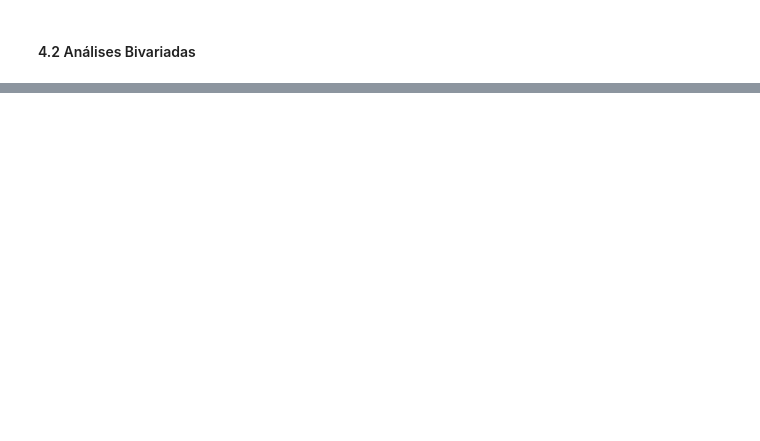
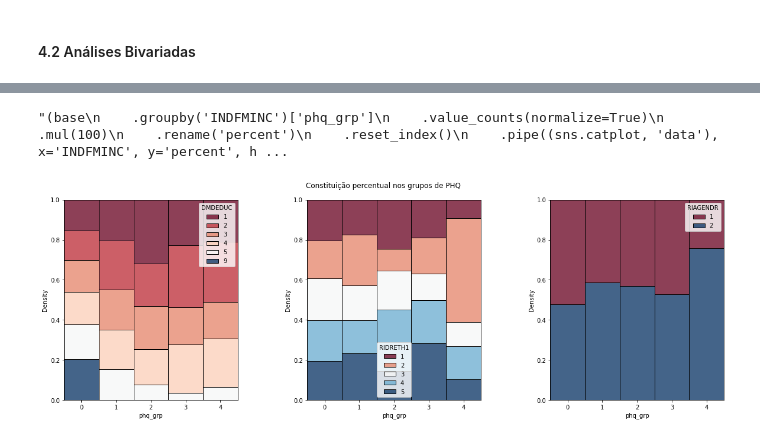
Before and after one commit to LissesCastro/Desafio-Inferencia, a Jupyter notebook: Desafio-Inferencia.ipynb, the cells around one changed output, grey strips where cells are left out. Drawn from its saved outputs; the diff is of its cells as text; code cells hidden in the pictures; blank space fills up the shorter version.

```diff
--- a/Desafio-Inferencia.ipynb
+++ b/Desafio-Inferencia.ipynb
@@ -285,0 +314,28 @@ Text(0.5, 0.98, 'Analises Univariadas das categorias relacionadas a saúde dos p
+# %%
+fig, axes = plt.subplots(1, 3, figsize=(20,6), facecolor='white')
+sns.histplot(x=base['phq_grp'], hue=base['DMDEDUC'], multiple='fill', stat='density',common_norm=False, palette='RdBu', ax=axes.flat[0])
+sns.histplot(x=base['phq_grp'], hue=base['RIDRETH1'], multiple='fill', stat='density',common_norm=False, palette='RdBu', ax=axes.flat[1])
+#sns.histplot(x=base['phq_grp'], hue=base['ADHERENCE'], multiple='fill', stat='density',common_norm=False, palette='RdBu', ax=axes.flat[2])
+sns.histplot(x=base['phq_grp'], hue=base['RIAGENDR'], multiple='fill', stat='density',common_norm=False, palette='RdBu', ax=axes.flat[2])
+
+
+
+#axes.flat[3].set_ylim(0,2)
+
+plt.suptitle('Constituição percentual nos grupos de PHQ')
+plt.subplots_adjust(top=0.91, wspace=0.4)
+
+
+'''(base
+    .groupby('INDFMINC')['phq_grp']
+    .value_counts(normalize=True)
+    .mul(100)
+    .rename('percent')
+    .reset_index()
+    .pipe((sns.catplot, 'data'), x='INDFMINC', y='percent', hue='phq_grp', kind='bar'))'''
+
+#sns.histplot(x='HEI2015_TOTAL_SCORE', data=base_normalizada, bins=30, alpha=0.1, kde=True)
+#axes.set_ylim(0,200)
+# %% [output]
+"(base\n    .groupby('INDFMINC')['phq_grp']\n    .value_counts(normalize=True)\n    .mul(100)\n    .rename('percent')\n    .reset_index()\n    .pipe((sns.catplot, 'data'), x='INDFMINC', y='percent', h ...
+[figure, added]
```
Also changed, not shown: parts of 15 cells of this notebook, 11 other files.
